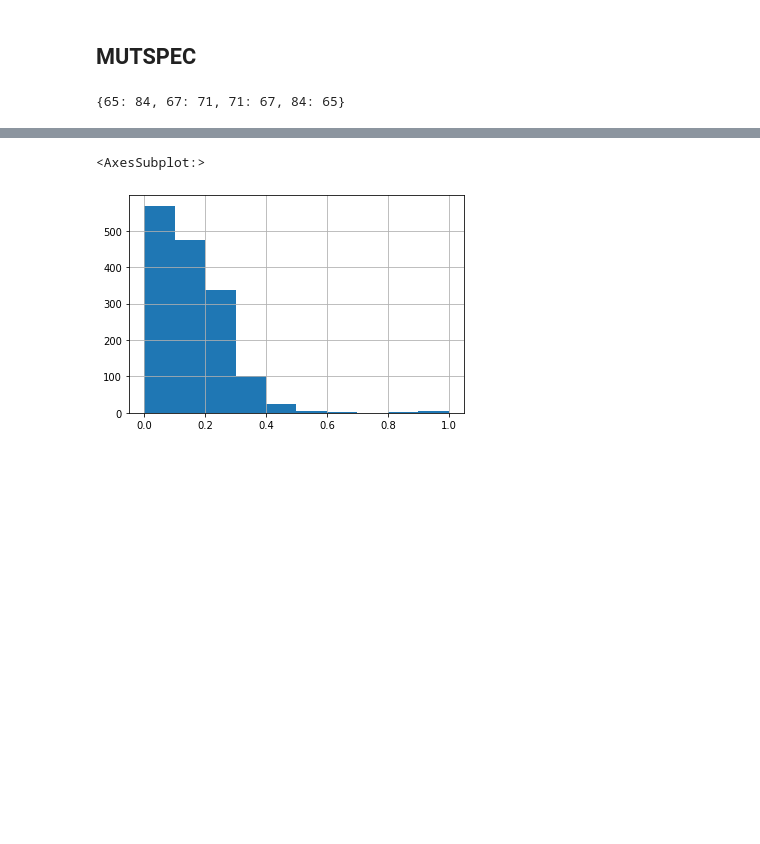
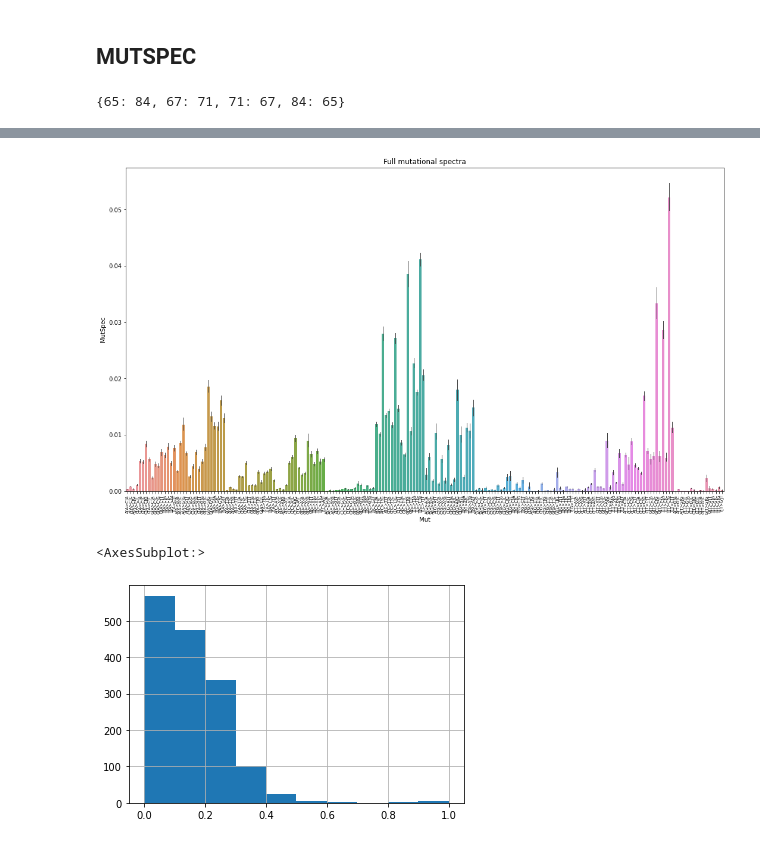
Before and after one commit to kpotoh/birds, a Jupyter notebook: nb/mut_extraction_birds.ipynb, the cells around one changed output, grey strips where cells are left out. Saved outputs shown, nothing was run; the diff lists cells and outputs as text; code cells hidden in the pictures; blank space fills up the shorter version.

```diff
--- a/nb/mut_extraction_birds.ipynb
+++ b/nb/mut_extraction_birds.ipynb
@@ -287,3 +328,12 @@ plt.show()
+# %%
+plt.figure(figsize=(18, 10))
+sns.barplot(x="Mut", y="MutSpec", data=edge_mutspec192_all, order=order192, errwidth=1)
+plt.title("Full mutational spectra")
+plt.xticks(rotation=90, fontsize=7)
+plt.savefig(f"../figures/{label}_mutspec192_all.svg")
+plt.show()
+# %% [output]
+[figure, added]
 # %%
 def prepare_one_mut_share_file(mutspec: pd.DataFrame, filename: str, sbs="C>T"):
     assert bool(re.match("[ACGT]>[ACGT]", sbs)), "sbs is not appropriate"
```
Also changed, not shown: parts of 18 cells of this notebook, 7 other files.
